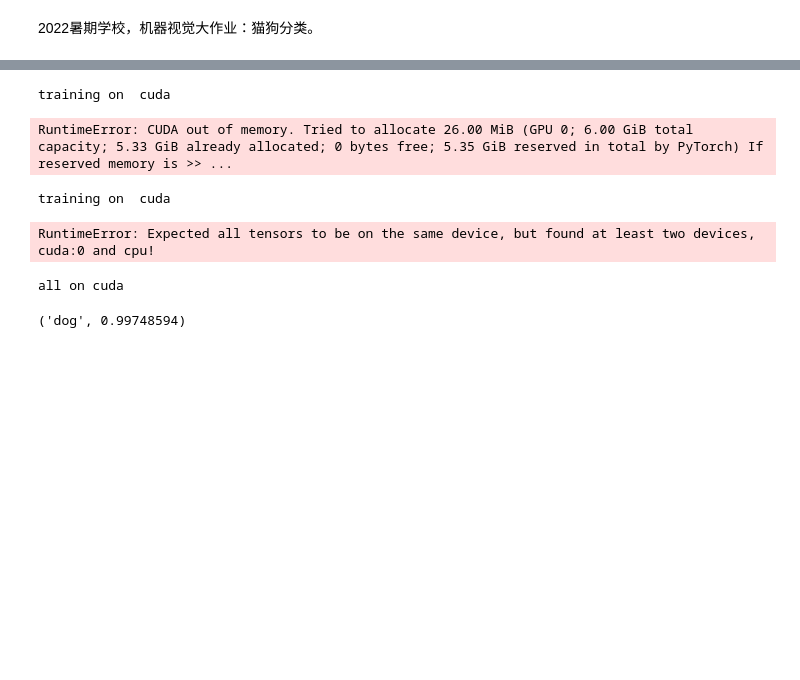
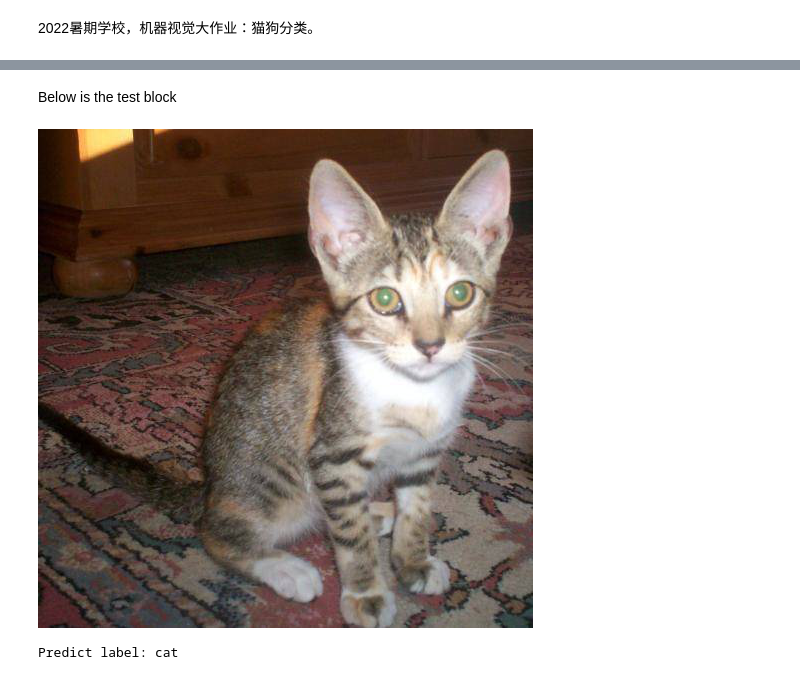
Before and after one commit to Laurie-xzh/Computer-Vision, a Jupyter notebook: Image_Classification/Image_Classification.ipynb, the cells around one changed output, grey strips where cells are left out. Drawn from its saved outputs; the diff is of its cells as text; code cells hidden in the pictures; blank space fills up the shorter version.

```diff
--- a/Image_Classification/Image_Classification.ipynb
+++ b/Image_Classification/Image_Classification.ipynb
@@ -14,28 +13,2 @@ from model import swin_T
 from model import ResNeXt
 from model import ResNet
-# %%
-# net = Swin_Transformer.SwinTransformer(
-#     hidden_dim=96,
-#     layers=(2, 2, 6, 2),
-#     heads=(3, 6, 12, 24),
-#     channels=3,
-#     num_classes=3,
-#     head_dim=32,
-#     window_size=7,
-#     downscaling_factors=(4, 2, 2, 2),
-#     relative_pos_embedding=True
-# )
-input = torch.randn((10, 3, 224, 224))
-net = swin_T.Swin_Model(
-    dim=96,
-    patch_size=4,
-    num_heads=2,
-    input_res=[56, 56],
-    window_size=7,
-    qkv_bias=True
-)
-resnet = ResNet.resnet18
-resnext=ResNeXt.resnext
-print(net)
-out = net(input)
-print(out)
@@ -194,16 +153,5 @@ torch.cuda.empty_cache()
-# %%
-optimizer = torch.optim.Adam(resnext.parameters(), lr=lr)
-
-train(resnext,train_loader,test_loader,BATCH_SIZE,optimizer,device,EPOCH)
-# %% [output]
-training on  cuda
-RuntimeError: CUDA out of memory. Tried to allocate 26.00 MiB (GPU 0; 6.00 GiB total capacity; 5.33 GiB already allocated; 0 bytes free; 5.35 GiB reserved in total by PyTorch) If reserved memory is >> ...
-# %%
-optimizer = torch.optim.Adam(net.parameters(), lr=lr)
-train(net,train_loader,val_loader,BATCH_SIZE,optimizer,device,EPOCH)
-# %% [output]
-training on  cuda
-RuntimeError: Expected all tensors to be on the same device, but found at least two devices, cuda:0 and cpu!
+# %% [markdown]
+Below is the test block
 # %%
 from torchvision import transforms
 from torch.autograd import Variable
@@ -214,35 +162,37 @@ transform = transforms.Compose([
             transforms.CenterCrop(224),
             transforms.ToTensor(),
             transforms.Normalize([0.485, 0.456, 0.406], [0.229, 0.224, 0.225])
         ])
 
 idx_to_class = {0:'cat', 1:'dog'}
 
 inference_model=torch.load('./trained_model/ResNet18.pth')
 #inference_model=torch.load('./trained_model/Swin_T.pth')
 
 def predict(use_cuda, model, image_name):
     test_image = Image.open(image_name)
     test_image_tensor = transform(test_image)
     if use_cuda:
         model.cuda()
         test_image_tensor = test_image_tensor.cuda()
-        print('all on cuda')
+        #print('all on cuda')
     else:
         test_image_tensor = test_image_tensor
     test_image_tensor = Variable(torch.unsqueeze(test_image_tensor, dim=0).float(), requires_grad=False)
 
     with torch.no_grad():
         model.eval()
         #print(model)
         out = model(test_image_tensor)
         ps = torch.exp(out)  #Softmax操作，转换成概率分布
         ps = ps / torch.sum(ps)
         topk, topclass = ps.topk(1, dim=1)
         return(idx_to_class[topclass.cpu().numpy()[0][0]], topk.cpu().numpy()[0][0])
 
-image_path = './dataset/test/dog/dog.7.jpg'
-predict(1,inference_model,image_path)
+image_path = './dataset/test/cat/cat.7.jpg'
+img=Image.open(image_path)
+display(img)
+print('Predict label:',predict(1,inference_model,image_path)[0])
 # %% [output]
+[figure, added]
-all on cuda
+Predict label: cat
-('dog', 0.99748594)
```
Also changed, not shown: parts of 8 cells of this notebook, 1 other file.
